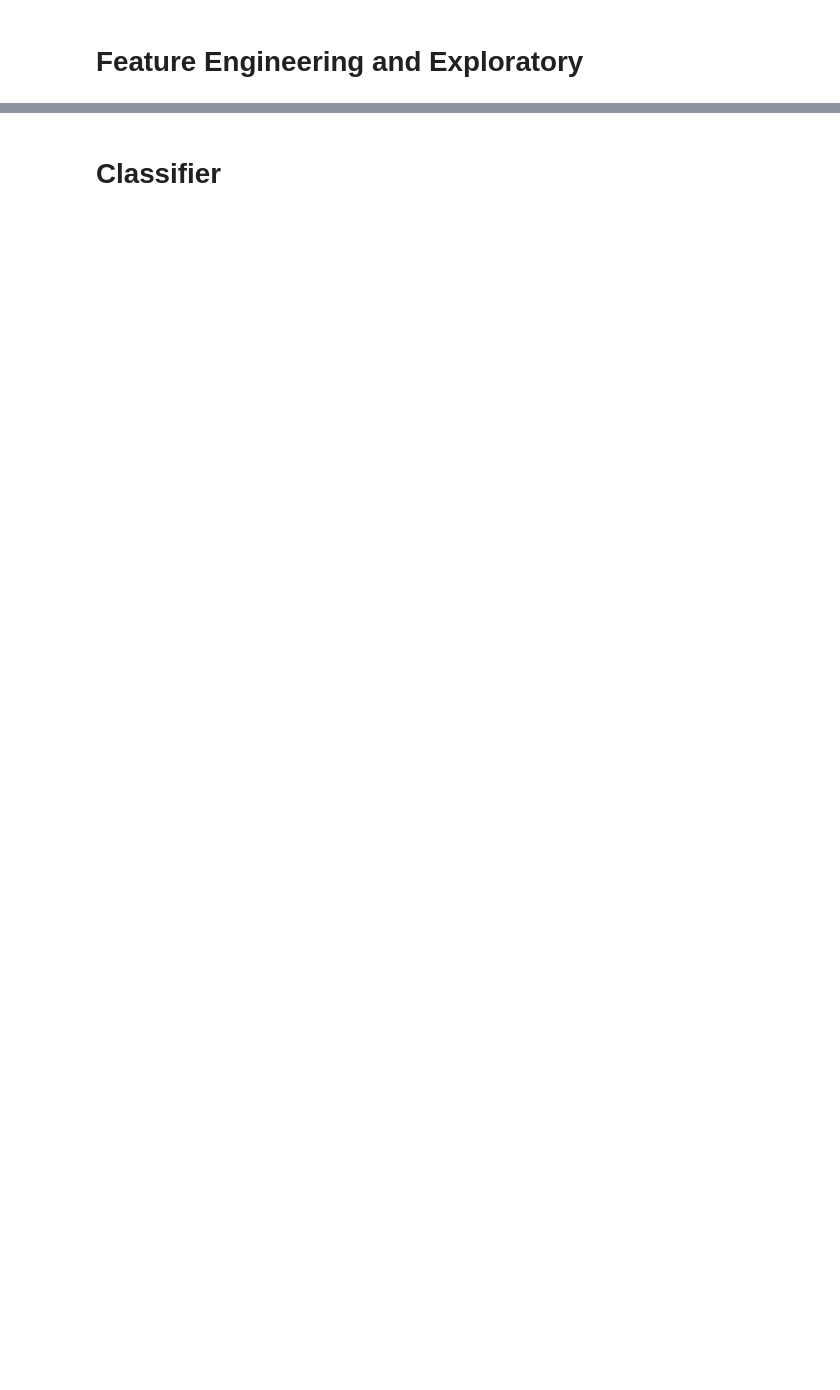
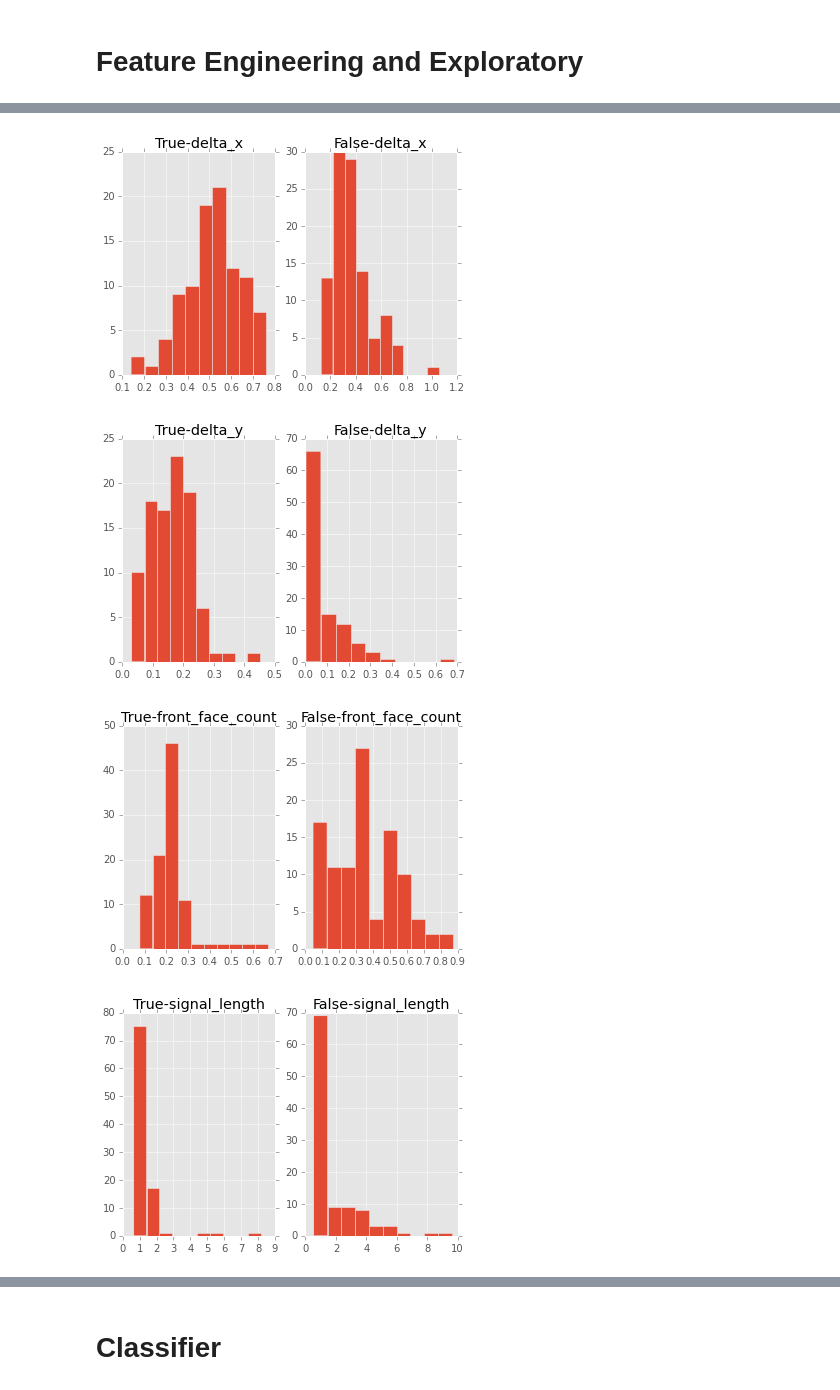
Before and after one commit to chrisngan24/fydp, a Jupyter notebook: experimental/head_turn_sentiment/analysis/explore.ipynb, the cells around one changed output, grey strips where cells are left out. Cells and saved outputs as stored; diff of their text form; code cells hidden in the pictures; blank space fills up the shorter version.

```diff
--- a/experimental/head_turn_sentiment/analysis/explore.ipynb
+++ b/experimental/head_turn_sentiment/analysis/explore.ipynb
@@ -104,0 +146,14 @@ for pair in itertools.combinations(active_features, 2):
+# %%
+for c in active_features:
+    plt.figure()
+    i = 0
+    for g, df_g in df_events.groupby(class_col):
+        plt.subplot(1,2,i)
+        plt.title(g + '-' +  c)
+        plt.hist(df_g.reset_index()[c])
+        i+=1
+# %% [output]
+[figure, added]
+[figure, added]
+[figure, added]
+[figure, added]
```
Also changed, not shown: parts of 14 cells of this notebook.
